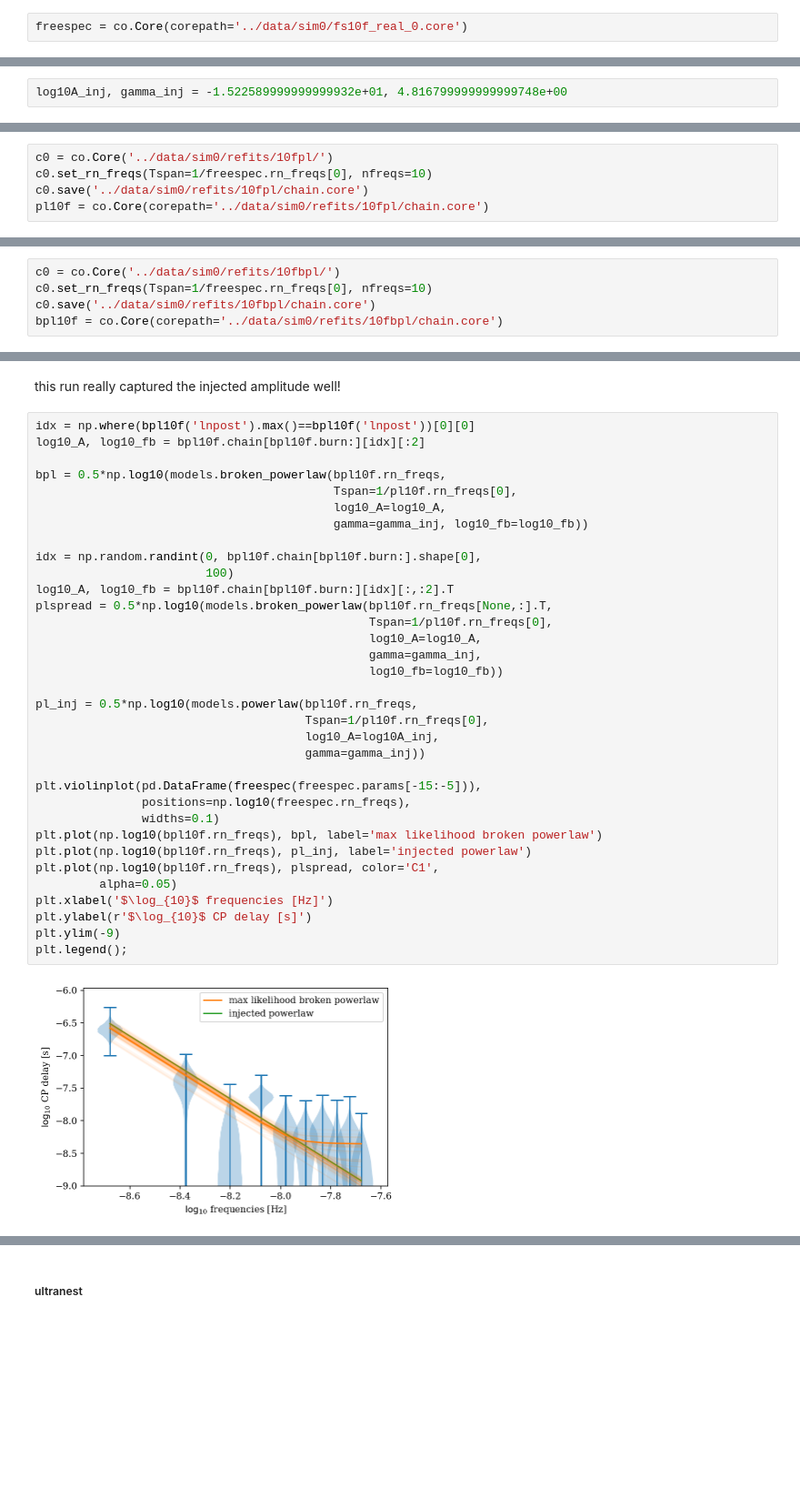
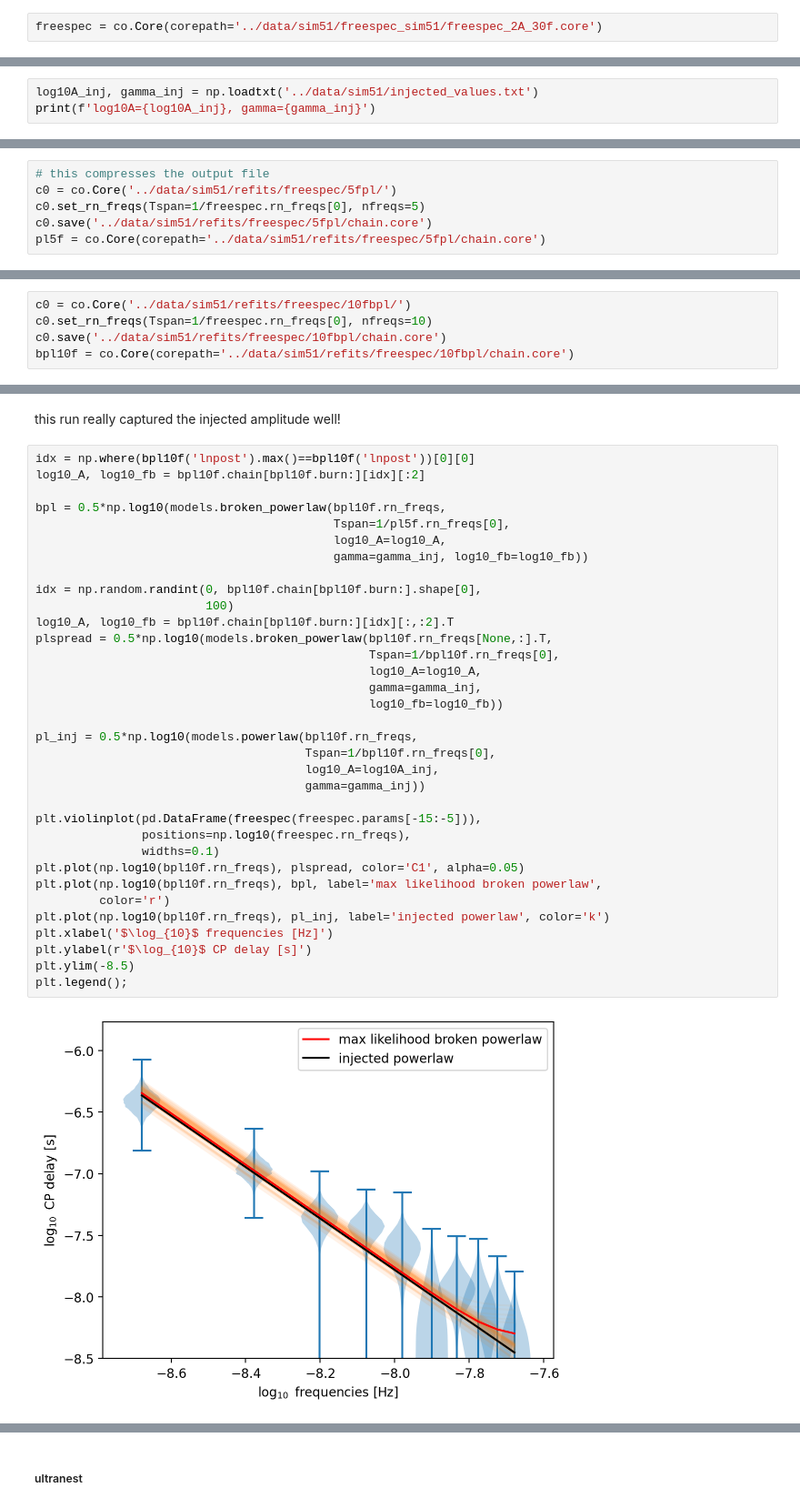
Before and after one commit to astrolamb/ceffyl, a Jupyter notebook: examples/PTA_freespec_ex1.ipynb, the cells around one changed output, grey strips where cells are left out. Shown at 91% size. Cells and saved outputs as stored; diff of their text form; blank space fills up the shorter version.

```diff
--- a/examples/PTA_freespec_ex1.ipynb
+++ b/examples/PTA_freespec_ex1.ipynb
@@ -31,7 +29,7 @@ We run the free spectrum with [`enterprise`](https://github.com/nanograv/enterpr
 # %% [markdown]
 Let's see what the free spectrum looks like for a simulated pulsar timing array (simulation based on [Pol et. al. 2021](http://dx.doi.org/10.3847/2041-8213/abf2c9))
 # %%
-freespec = co.Core(corepath='../data/sim0/fs10f_real_0.core')
+freespec = co.Core(corepath='../data/sim51/freespec_sim51/freespec_2A_30f.core')
 # %% [output]
 Loading data from HDF5 file....
 # %%
@@ -46,4 +44,5 @@ Text(0, 0.5, '$\\log_{10}$ CP delay [s]')
 # %% [markdown]
 The injected values for this simulation are:
 # %%
-log10A_inj, gamma_inj = -1.522589999999999932e+01, 4.816799999999999748e+00
+log10A_inj, gamma_inj = np.loadtxt('../data/sim51/injected_values.txt')
+print(f'log10A={log10A_inj}, gamma={gamma_inj}')
@@ -86,10 +87,11 @@ Run Complete
 # %% [markdown]
 ##### Let's read the data
 # %%
-c0 = co.Core('../data/sim0/refits/10fpl/')
-c0.set_rn_freqs(Tspan=1/freespec.rn_freqs[0], nfreqs=10)
-c0.save('../data/sim0/refits/10fpl/chain.core')
-pl10f = co.Core(corepath='../data/sim0/refits/10fpl/chain.core')
+# this compresses the output file
+c0 = co.Core('../data/sim51/refits/freespec/5fpl/')
+c0.set_rn_freqs(Tspan=1/freespec.rn_freqs[0], nfreqs=5)
+c0.save('../data/sim51/refits/freespec/5fpl/chain.core')
+pl5f = co.Core(corepath='../data/sim51/refits/freespec/5fpl/chain.core')
 # %% [output]
 Loading data from HDF5 file....
 # %% [markdown]
@@ -199,10 +200,10 @@ Run Complete
 # %% [markdown]
 ##### read the chain and run convergence tests...
 # %%
-c0 = co.Core('../data/sim0/refits/10fbpl/')
+c0 = co.Core('../data/sim51/refits/freespec/10fbpl/')
 c0.set_rn_freqs(Tspan=1/freespec.rn_freqs[0], nfreqs=10)
-c0.save('../data/sim0/refits/10fbpl/chain.core')
-bpl10f = co.Core(corepath='../data/sim0/refits/10fbpl/chain.core')
+c0.save('../data/sim51/refits/freespec/10fbpl/chain.core')
+bpl10f = co.Core(corepath='../data/sim51/refits/freespec/10fbpl/chain.core')
 # %% [output]
 INFO:la_forge.core:Appending ['lnpost','lnlike','chain_accept','pt_chain_accept'] to end of params list.
 Loading data from HDF5 file....
@@ -233,36 +234,36 @@ this run really captured the injected amplitude well!
 # %%
 idx = np.where(bpl10f('lnpost').max()==bpl10f('lnpost'))[0][0]
 log10_A, log10_fb = bpl10f.chain[bpl10f.burn:][idx][:2]
 
 bpl = 0.5*np.log10(models.broken_powerlaw(bpl10f.rn_freqs,
-                                          Tspan=1/pl10f.rn_freqs[0],
+                                          Tspan=1/pl5f.rn_freqs[0],
                                           log10_A=log10_A,
                                           gamma=gamma_inj, log10_fb=log10_fb))
 
 idx = np.random.randint(0, bpl10f.chain[bpl10f.burn:].shape[0],
                         100)
 log10_A, log10_fb = bpl10f.chain[bpl10f.burn:][idx][:,:2].T
 plspread = 0.5*np.log10(models.broken_powerlaw(bpl10f.rn_freqs[None,:].T,
-                                               Tspan=1/pl10f.rn_freqs[0],
+                                               Tspan=1/bpl10f.rn_freqs[0],
                                                log10_A=log10_A,
                                                gamma=gamma_inj,
                                                log10_fb=log10_fb))
 
 pl_inj = 0.5*np.log10(models.powerlaw(bpl10f.rn_freqs,
-                                      Tspan=1/pl10f.rn_freqs[0],
+                                      Tspan=1/bpl10f.rn_freqs[0],
                                       log10_A=log10A_inj,
                                       gamma=gamma_inj))
 
 plt.violinplot(pd.DataFrame(freespec(freespec.params[-15:-5])),
                positions=np.log10(freespec.rn_freqs),
                widths=0.1)
-plt.plot(np.log10(bpl10f.rn_freqs), bpl, label='max likelihood broken powerlaw')
-plt.plot(np.log10(bpl10f.rn_freqs), pl_inj, label='injected powerlaw')
-plt.plot(np.log10(bpl10f.rn_freqs), plspread, color='C1',
-         alpha=0.05)
+plt.plot(np.log10(bpl10f.rn_freqs), plspread, color='C1', alpha=0.05)
+plt.plot(np.log10(bpl10f.rn_freqs), bpl, label='max likelihood broken powerlaw',
+         color='r')
+plt.plot(np.log10(bpl10f.rn_freqs), pl_inj, label='injected powerlaw', color='k')
 plt.xlabel('$\log_{10}$ frequencies [Hz]')
 plt.ylabel(r'$\log_{10}$ CP delay [s]')
-plt.ylim(-9)
+plt.ylim(-8.5)
 plt.legend();
 # %% [output]
-[figure, old version]
+[figure, new version]
```
Also changed, not shown: parts of 28 cells of this notebook, 6 other files.
